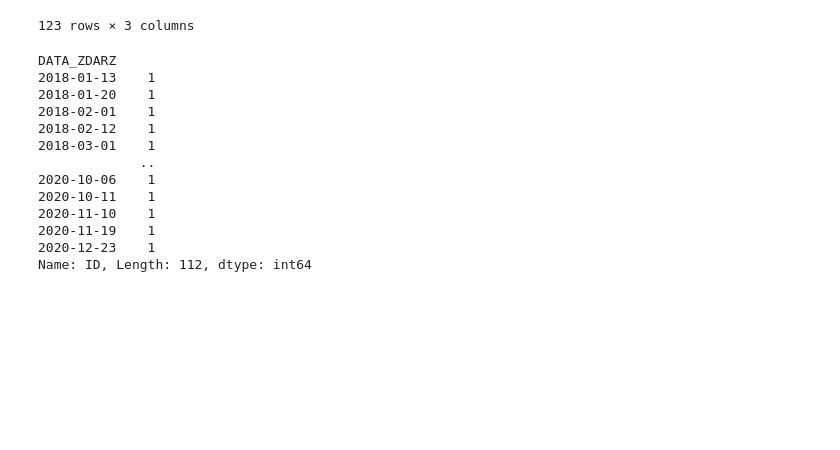
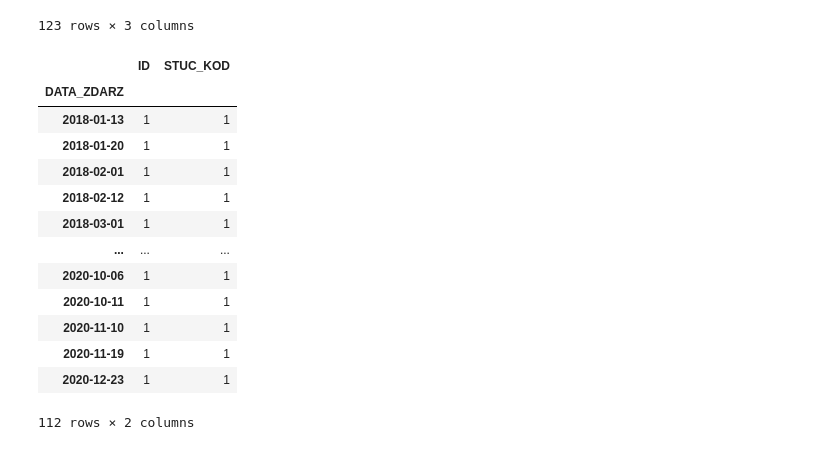
Before and after one commit to ajedrych/bachelor-thesis, a Jupyter notebook: WypadkiDrogowe/plikiCSV/wypadki_warszawa_analiza.ipynb, the cells around one changed output. Saved outputs shown, nothing was run; the diff lists cells and outputs as text; code cells hidden in the pictures; blank space fills up the shorter version.

```diff
--- a/WypadkiDrogowe/plikiCSV/wypadki_warszawa_analiza.ipynb
+++ b/WypadkiDrogowe/plikiCSV/wypadki_warszawa_analiza.ipynb
@@ -439,21 +439,22 @@ dead_wypadki2018_20
 | 605867 | 109690337 | 2020-12-23 | ZC |
 123 rows × 3 columns
 # %%
-dead_wypadki2018_20 = dead_wypadki2018_20.groupby("DATA_ZDARZ")["ID"].count()
+dead_wypadki2018_20 = dead_wypadki2018_20.groupby("DATA_ZDARZ").count()
 dead_wypadki2018_20
 # %% [output]
+|  | ID | STUC_KOD |
+| DATA_ZDARZ |  |  |
+| 2018-01-13 | 1 | 1 |
+| 2018-01-20 | 1 | 1 |
+| 2018-02-01 | 1 | 1 |
+| 2018-02-12 | 1 | 1 |
+| 2018-03-01 | 1 | 1 |
+| ... | ... | ... |
+| 2020-10-06 | 1 | 1 |
+| 2020-10-11 | 1 | 1 |
+| 2020-11-10 | 1 | 1 |
+| 2020-11-19 | 1 | 1 |
+| 2020-12-23 | 1 | 1 |
-DATA_ZDARZ
-2018-01-13    1
-2018-01-20    1
-2018-02-01    1
-2018-02-12    1
-2018-03-01    1
-             ..
-2020-10-06    1
-2020-10-11    1
-2020-11-10    1
-2020-11-19    1
-2020-12-23    1
-Name: ID, Length: 112, dtype: int64
+112 rows × 2 columns
 # %%
 dead_wypadki2018_20.to_excel("dead_zdarzenia_warszawa2018_21.xlsx")
```
Also changed, not shown: parts of 8 cells of this notebook.
